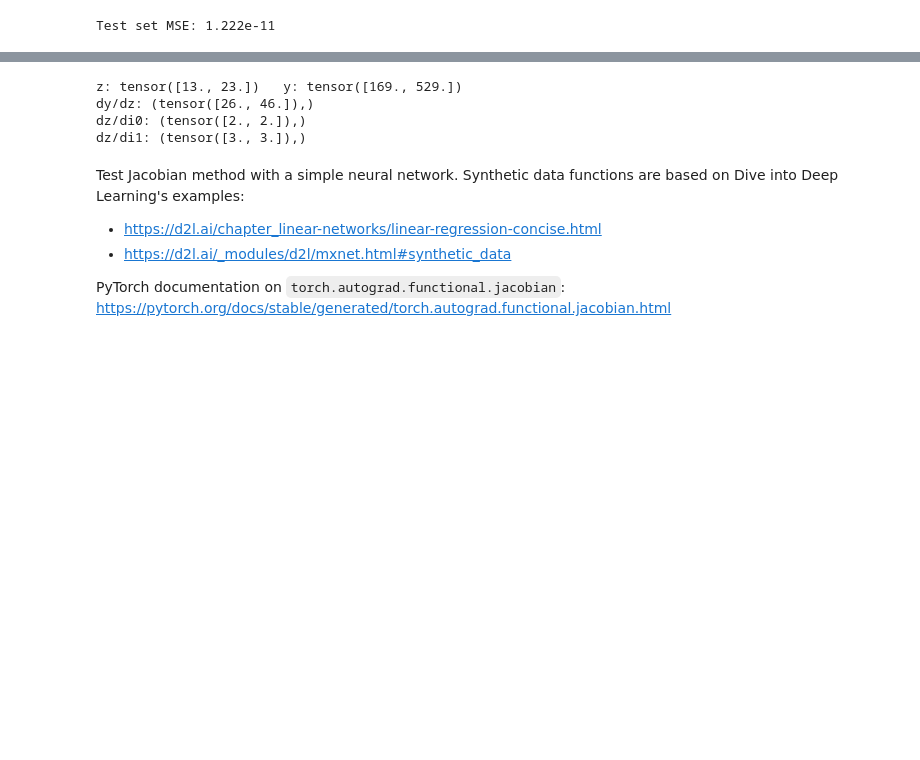
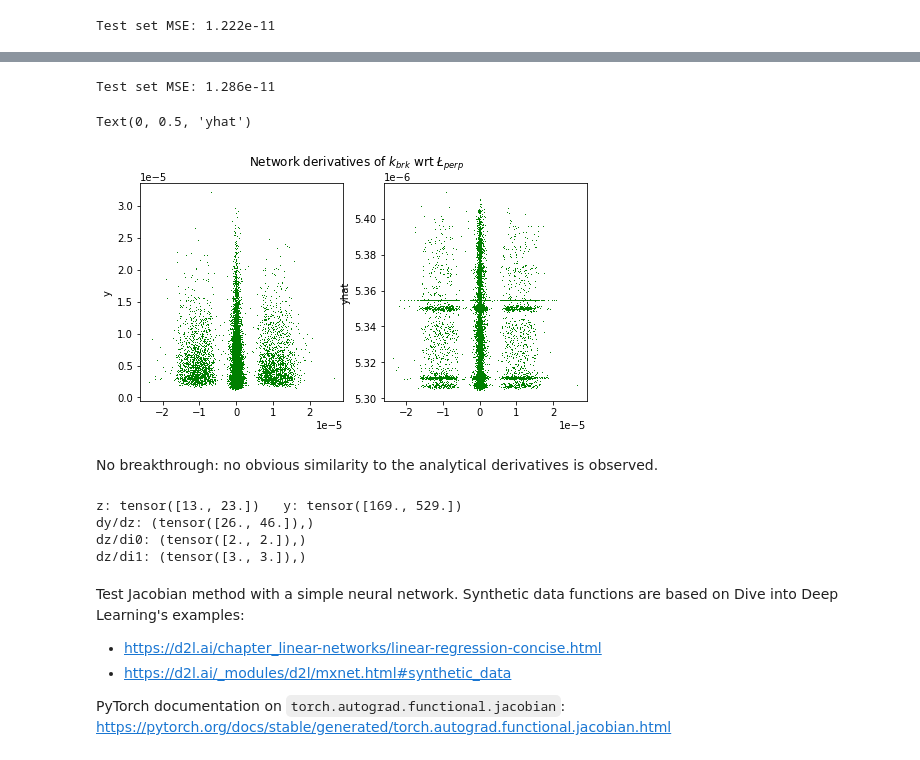
Before and after one commit to vtd9/solar_regression, a Jupyter notebook: hw2.ipynb, the cells around one changed output, grey strips where cells are left out. Drawn from its saved outputs; the diff is of its cells as text; code cells hidden in the pictures; blank space fills up the shorter version.

```diff
--- a/hw2.ipynb
+++ b/hw2.ipynb
@@ -970,0 +1009,4 @@ Simple experiments with key functionality.
+# %%
+m3_Lperp = mult_models(1, [(16, 8, 4), (8, 4, 2)], n_out=1, lr=LEARN_RATE)
+train_mult_models(m3_Lperp, train_loader_Lperp, valid_loader_Lperp,
+                  mse, NUM_EPOCHS)
@@ -971,3 +1017,25 @@ Simple experiments with key functionality.
+# %%
+model = m3_Lperp['(8, 4, 2) drop 50%']['model']
+test_loss, j_Lperp = test_loop(test_loader_Lperp, model, mse, get_jacobian=True)
+print('Test set MSE: {:.3e}'.format(test_loss))
+# %% [output]
+Test set MSE: 1.286e-11
+# %%
+fig, (ax1, ax2) = plt.subplots(1, 2, figsize=(8, 4))
+fig.suptitle('Network derivatives of $k_{brk}$ wrt $\L_{perp}$')
+
+# y: actual labels
+ax1.plot(j_Lperp[:, 0].reshape(-1, 1), j_Lperp[:, -1], 'g,')
+ax1.set_ylabel('y')
+
+# yhat: predictions
+ax2.plot(j_Lperp[:, 0].reshape(-1, 1), j_Lperp[:, -2], 'g,')
+ax2.set_ylabel('yhat')
+# %% [output]
+Text(0, 0.5, 'yhat')
+[figure, added]
+# %% [markdown]
+No breakthrough: no obvious similarity to the analytical derivatives is observed.
 # %%
 i0 = torch.tensor([2., 4.], requires_grad=True)
 i1 = torch.tensor([3., 5.], requires_grad=True)
```
Also changed, not shown: parts of 11 cells of this notebook.
